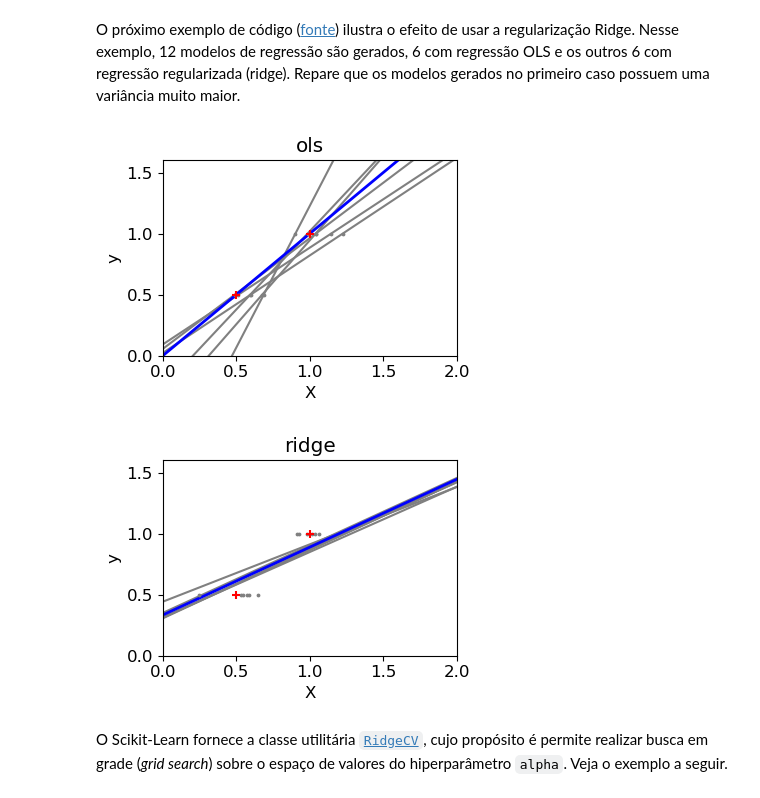
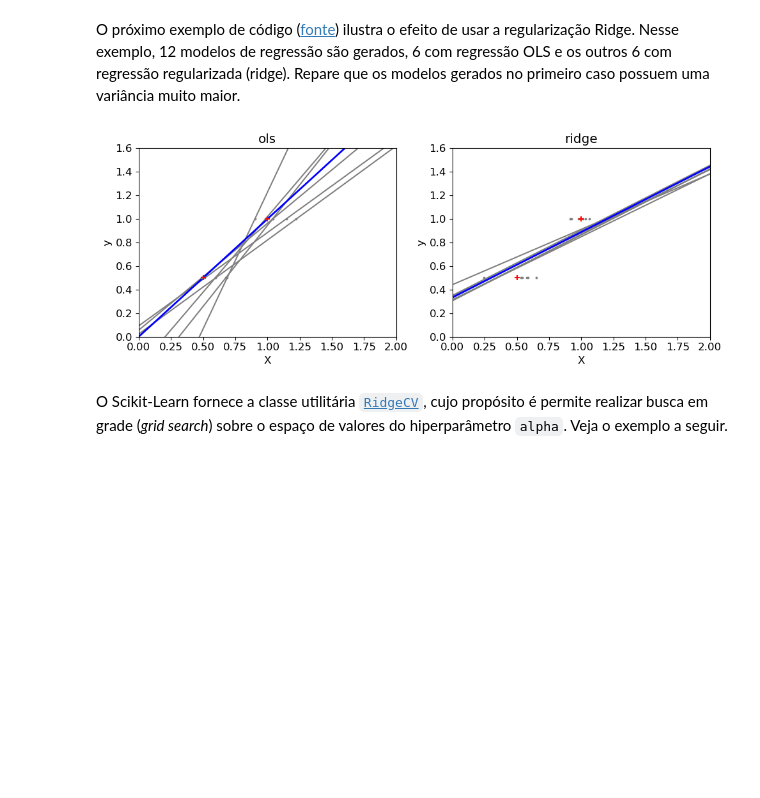
Before and after one commit to AILAB-CEFET-RJ/cic1205, a Jupyter notebook: notebooks/regularization_L1_L2.ipynb, the cells around one changed output. Drawn from its saved outputs; the diff is of its cells as text; code cells hidden in the pictures; blank space fills up the shorter version.

```diff
--- a/notebooks/regularization_L1_L2.ipynb
+++ b/notebooks/regularization_L1_L2.ipynb
@@ -83,44 +83,42 @@ O próximo exemplo de código ([fonte](https://scikit-learn.org/stable/auto_exam
 # %%
 import numpy as np
 import matplotlib.pyplot as plt
 
 from sklearn import linear_model
 
 X_train = np.c_[.5, 1].T
 y_train = [.5, 1]
 X_test = np.c_[0, 2].T
 
 np.random.seed(0)
 
 classifiers = dict(ols=linear_model.LinearRegression(),
                    ridge=linear_model.Ridge(alpha=.1))
 
-for name, clf in classifiers.items():
-    fig, ax = plt.subplots(figsize=(4, 3))
+fig, axs = plt.subplots(1, len(classifiers), figsize=(10, 4))
 
+for i, (name, clf) in enumerate(classifiers.items()):
     for _ in range(6):
         this_X = .1 * np.random.normal(size=(2, 1)) + X_train
         clf.fit(this_X, y_train)
 
-        ax.plot(X_test, clf.predict(X_test), color='gray')
-        ax.scatter(this_X, y_train, s=3, c='gray', marker='o', zorder=10)
+        axs[i].plot(X_test, clf.predict(X_test), color='gray')
+        axs[i].scatter(this_X, y_train, s=3, c='gray', marker='o', zorder=10)
 
     clf.fit(X_train, y_train)
-    ax.plot(X_test, clf.predict(X_test), linewidth=2, color='blue')
-    ax.scatter(X_train, y_train, s=30, c='red', marker='+', zorder=10)
+    axs[i].plot(X_test, clf.predict(X_test), linewidth=2, color='blue')
+    axs[i].scatter(X_train, y_train, s=30, c='red', marker='+', zorder=10)
 
-    ax.set_title(name)
-    ax.set_xlim(0, 2)
-    ax.set_ylim((0, 1.6))
-    ax.set_xlabel('X')
-    ax.set_ylabel('y')
+    axs[i].set_title(name)
+    axs[i].set_xlim(0, 2)
+    axs[i].set_ylim((0, 1.6))
+    axs[i].set_xlabel('X')
+    axs[i].set_ylabel('y')
 
-    fig.tight_layout()
-
+plt.tight_layout()
 plt.show()
 # %% [output]
-[figure, old version]
+[figure, new version]
-[figure, removed]
 # %% [markdown]
 O Scikit-Learn fornece a classe utilitária [`RidgeCV`](https://scikit-learn.org/stable/modules/generated/sklearn.linear_model.RidgeCV.html), cujo propósito é permite realizar busca em grade (*grid search*) sobre o espaço de valores do hiperparâmetro `alpha`. Veja o exemplo a seguir.
 # %%
```
Also changed, not shown: parts of 5 cells of this notebook, 1 other file.
